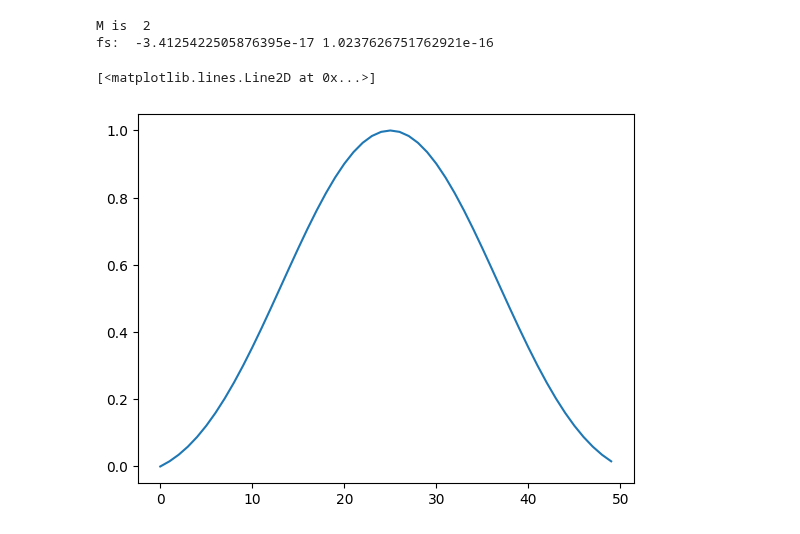
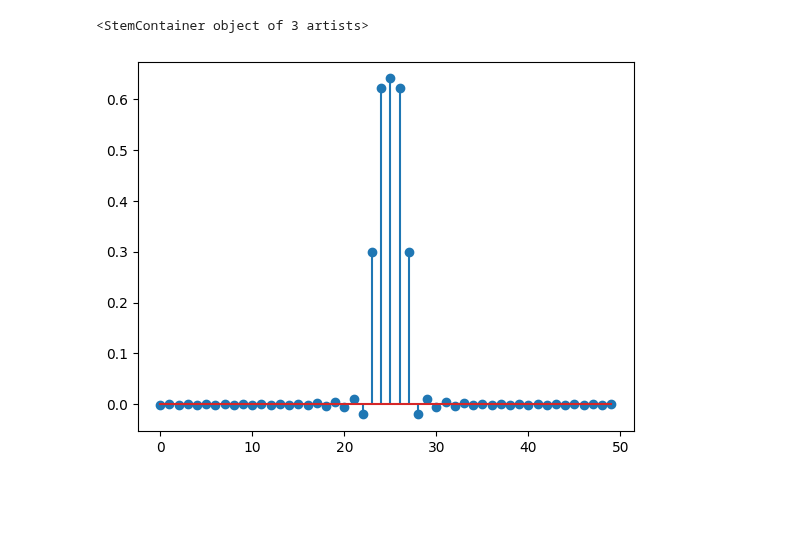
Before and after one commit to DylanReidRamelli/Bachelor-Project-2023, a Jupyter notebook: notebook/direct_convolution.ipynb, the cells around one changed output. Drawn from its saved outputs; the diff is of its cells as text; code cells hidden in the pictures; blank space fills up the shorter version.

```diff
--- a/notebook/direct_convolution.ipynb
+++ b/notebook/direct_convolution.ipynb
@@ -48,44 +38,8 @@ plt.plot(np.arange(filter_size) - n//2, H)
-# %%
-# #lanczos smoothing
-G = np.zeros(n)
-M = 0
-#we pick the support of the smoothing window depending on the fractional shift
-mydistance = np.abs(np.mod(delta, 1) - 0.5)
-if mydistance < 0.5 - 0.03125:
-    M = 1
-if mydistance < 0.5 - 0.0125:
-    M = 2
-if mydistance < 0.5 - 0.25:
-    M = 3
-print("M is ", M)
-if M:
-    for i in range(n):
-        k = wavenum(i,n)
-        a = 2 * np.pi / n * k * M
-        #weighted average of (1/2 + 1/2 cos(pi / M * x))
-        if True:
-            if 4 * k == -n or 4 * k == n:
-                G[i] += 1
-            else:
-                G[i] += 2 * a * np.sin(a) / (np.pi**2 - a**2)
-        if True:
-            if i:
-                G[i] += 2 * np.sin(a) / (a)
-            else:
-                G[i] += 2
-        G[i] *= 0.5
-        if k == -n//2 :
-            print("fs: ", G[i], np.sin(-a) / -a)
-else :
-    G = np.ones(n)
-
-
-
-G = np.fft.fftshift(G)
-plt.plot(np.arange(n), G)
-# %% [output]
-M is  2
-fs:  -3.4125422505876395e-17 1.0237626751762921e-16
-[<matplotlib.lines.Line2D at 0x...>]
-[figure, removed]
+# %%
+# Inverse Fourier Transform of the filter, fftshifted.
+h = np.fft.ifft(H)
+plt.stem(np.arange(filter_size), np.fft.fftshift(h).real)
+# %% [output]
+<StemContainer object of 3 artists>
+[figure, added]
 # %%
```
Also changed, not shown: parts of 9 cells of this notebook, 6 other files.
